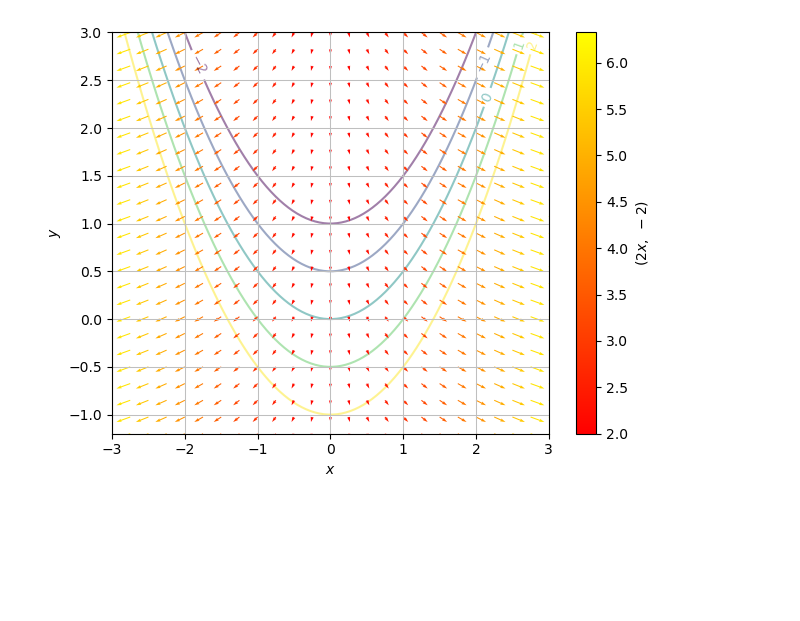
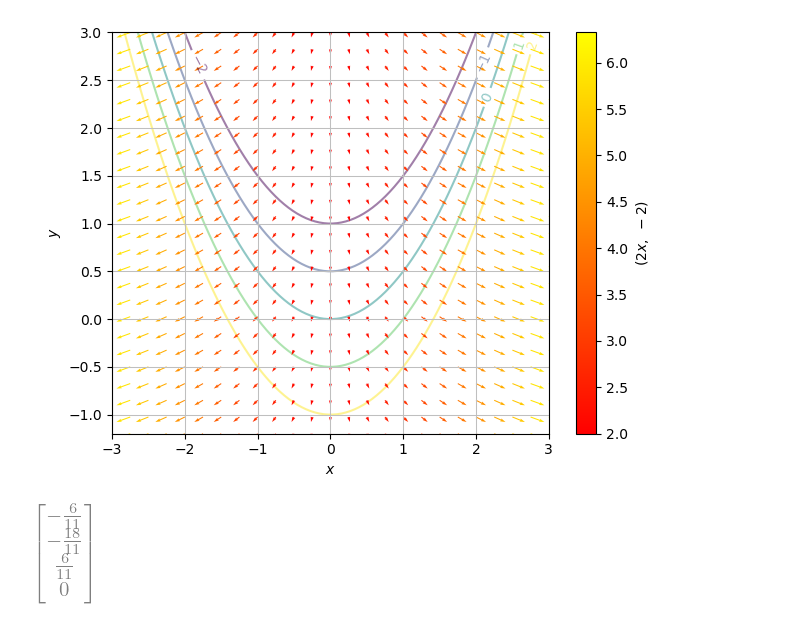
Before and after one commit to Chrisser1/01002-Mathematics-1b, a Jupyter notebook: week1/inclass_week01.ipynb, the cells around one changed output. Cells and saved outputs as stored; diff of their text form; code cells hidden in the pictures; blank space fills up the shorter version.

```diff
--- a/week1/inclass_week01.ipynb
+++ b/week1/inclass_week01.ipynb
@@ -721,3 +721,12 @@ p2 = dtuplot.plot_vector(nf, (x,-3,3),(y,-1.2,3), scalar=False, show=False)
 (p1 + p2).show()
 # %% [output]
 [figure]
+# %%
+x = Matrix([3,-1,6,1])
+y = Matrix([-1,-3,1,0])
+
+u = y / y.norm()
+proj = x.dot(u) * u
+proj
+# %% [output]
+[figure, added]
```
Also changed, not shown: parts of 8 cells of this notebook, 3 other files.
